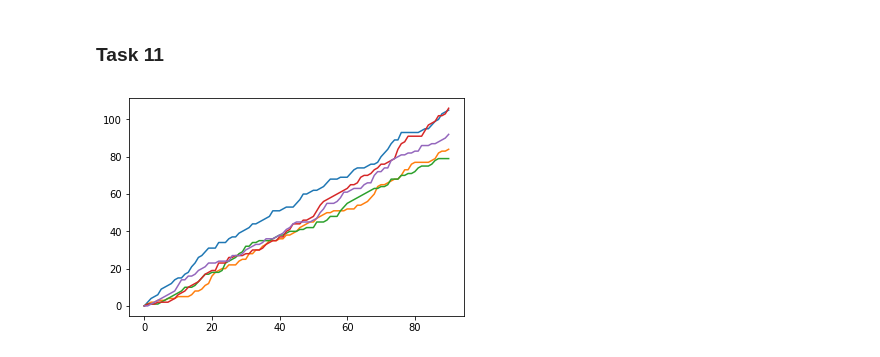
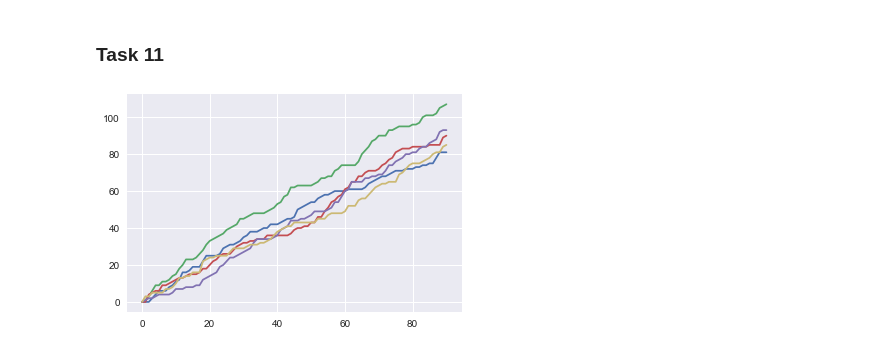
Before and after one commit to witekbobrowski/Academic, a Jupyter notebook: statistical-methods-winter-2017/poisson-processes.ipynb, the cells around one changed output. Cells and saved outputs as stored; diff of their text form; code cells hidden in the pictures.

```diff
--- a/statistical-methods-winter-2017/poisson-processes.ipynb
+++ b/statistical-methods-winter-2017/poisson-processes.ipynb
@@ -5,8 +5,10 @@
 # %%
 import matplotlib.pyplot as plt
 import numpy as np
+import seaborn as sns
 from scipy import stats
 %matplotlib inline
+sns.set()
 
 
 def simulate_signals(time, frequency):
@@ -19,12 +21,12 @@ def simulate_signals(time, frequency):
     return history
 # %%
 time = range(0, 90)
-frequency = 1
+lam = 1
 
-[plt.plot(simulate_signals(time, frequency)) for _ in range(0, 5)]
+[plt.plot(simulate_signals(time, lam)) for _ in range(0, 5)]
 plt.show()
 # %% [output]
-[figure, old version]
+[figure, new version]
 # %%
 def extract_signals(times, keys, time, frequency):
     results = {key:[] for key in keys}
```
Also changed, not shown: parts of 2 cells of this notebook, 1 other file.
